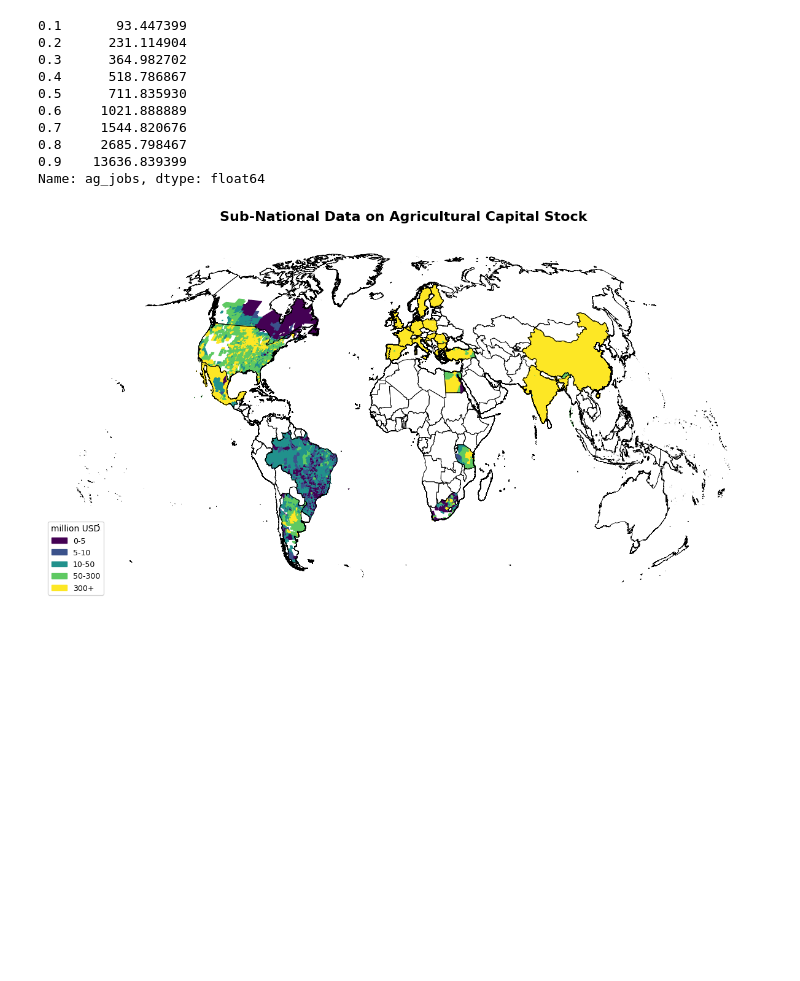
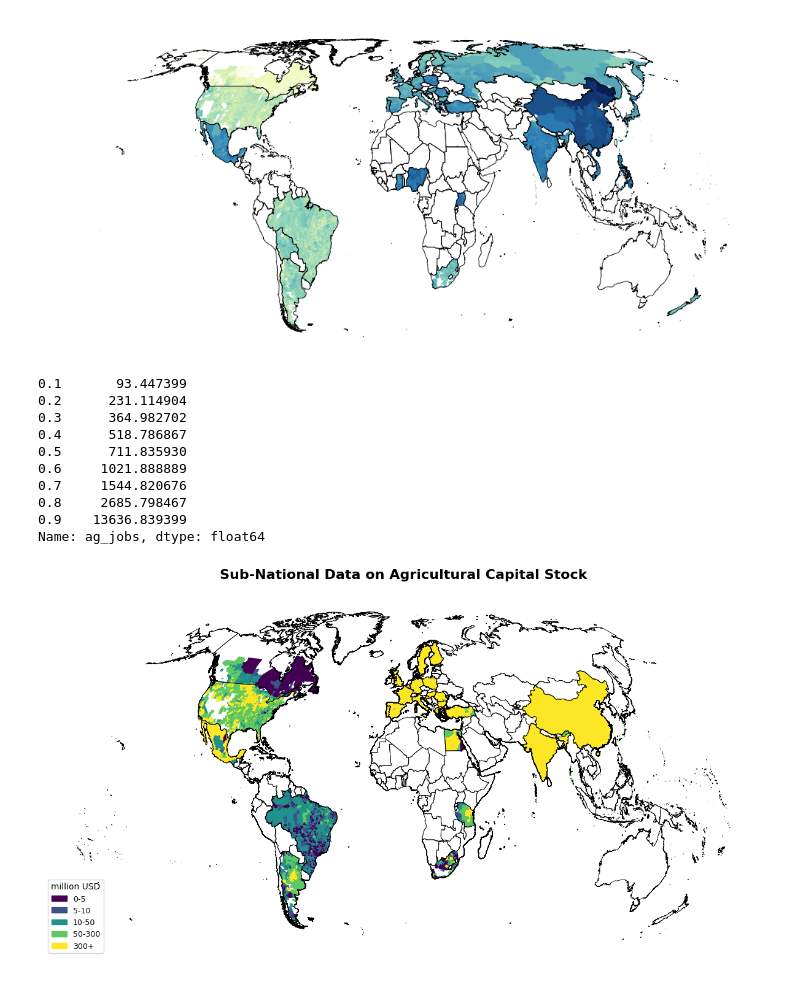
Before and after one commit to carinamani/AgDownscaling, a Jupyter notebook: 02_EDA/map_capital_labor.ipynb, the cells around one changed output. Saved outputs shown, nothing was run; the diff lists cells and outputs as text; code cells hidden in the pictures; blank space fills up the shorter version.

Commit message:
update plots, add features importance

```diff
--- a/02_EDA/map_capital_labor.ipynb
+++ b/02_EDA/map_capital_labor.ipynb
@@ -25,7 +26,7 @@ sub_geo_labor = gpd.read_file(f"{cd}/Data/Clean/Geographies/subnational_labor.sh
 # Import country data
 
 country_intensities = pd.read_csv(f"{cd}/Data/Clean/Intensities/country_intensities.csv")
-country_shp = gpd.read_file("/Users/carinamanitius/Documents/Data/Admin_Boundaries/gadm_410-levels.gpkg", layer='ADM_0')
+country_shp = gpd.read_file(f"{cd}/Data/Clean/Geographies/country_geo.shp")
 
 country_codes = pd.read_csv(f"{cd}/Data/Correspondence_tables/country_names.csv", encoding="cp1252")
 
@@ -36,14 +37,11 @@ fd = "/Users/carinamanitius/Library/CloudStorage/OneDrive-UniversityofVermont/Do
 
 # align crs
 
-crs = "ESRI:54042"
+crs = "+proj=eck4 +lon_0=0 +x_0=0 +y_0=0 +datum=WGS84 +units=m +no_defs"
 
 sub_geo_capital = sub_geo_capital.to_crs(crs)
 sub_geo_labor = sub_geo_labor.to_crs(crs)
 country_shp = country_shp.to_crs(crs)
-
-# prep country shp
-country_shp = country_shp.merge(country_codes, left_on='GID_0', right_on='SHP_code', how='inner')
 
 # join data to shape
 sub_geo_capital = sub_geo_capital.merge(sub_capital, on='PROJ_ID', how='inner')
@@ -53,3 +51,59 @@ country_shp = country_shp.merge(country_intensities, on='ISO3', how='outer')
 
 # change units
 sub_geo_capital['ag_capital_stock_mUSD_nominal'] = sub_geo_capital['ag_capital_stock_USD_nominal'] / 1e6
+# %%
+##### Produce global map of labor
+
+name = 'labor_simple'
+
+# set custom colormap
+custom_cmap = mcolors.LinearSegmentedColormap.from_list(
+    "white_ylgnbu",
+    ["#ffffff", "#edf8b1", "#7fcdbb", "#2c7fb8", "#081d58"]
+)
+
+col = "ag_jobs"
+
+# LogNorm needs strictly positive values — guard against zeros/negatives
+vmin = sub_geo_labor.loc[sub_geo_labor[col] > 0, col].min()
+vmax = sub_geo_labor[col].max()
+norm = mcolors.LogNorm(vmin=vmin, vmax=vmax)
+
+# Create figure
+fig, ax = plt.subplots(figsize=(10, 8))
+
+# Countries with no data (light grey fill with hatching)
+country_shp.plot(
+    ax=ax,
+    facecolor='white',
+    edgecolor="none",
+    zorder=0
+)
+
+# Subnational capital choropleth — fill and boundary share the same color, log-scaled
+sub_geo_labor.plot(
+    ax=ax,
+    column=col,
+    cmap=custom_cmap,
+    norm=norm,
+    edgecolor="face",
+    linewidth=0.4,
+    zorder=1
+)
+
+# Country borders
+country_shp.plot(
+    ax=ax,
+    facecolor="none",
+    edgecolor="black",
+    linewidth=0.6,
+    zorder=2
+)
+
+ax.set_axis_off()
+plt.tight_layout()
+plt.show()
+
+fig.savefig(f"{fd}/{name}.png", dpi=300, bbox_inches='tight')
+# %% [output]
+[figure, added]
```
Also changed, not shown: parts of 2 cells of this notebook, 5 other files.
